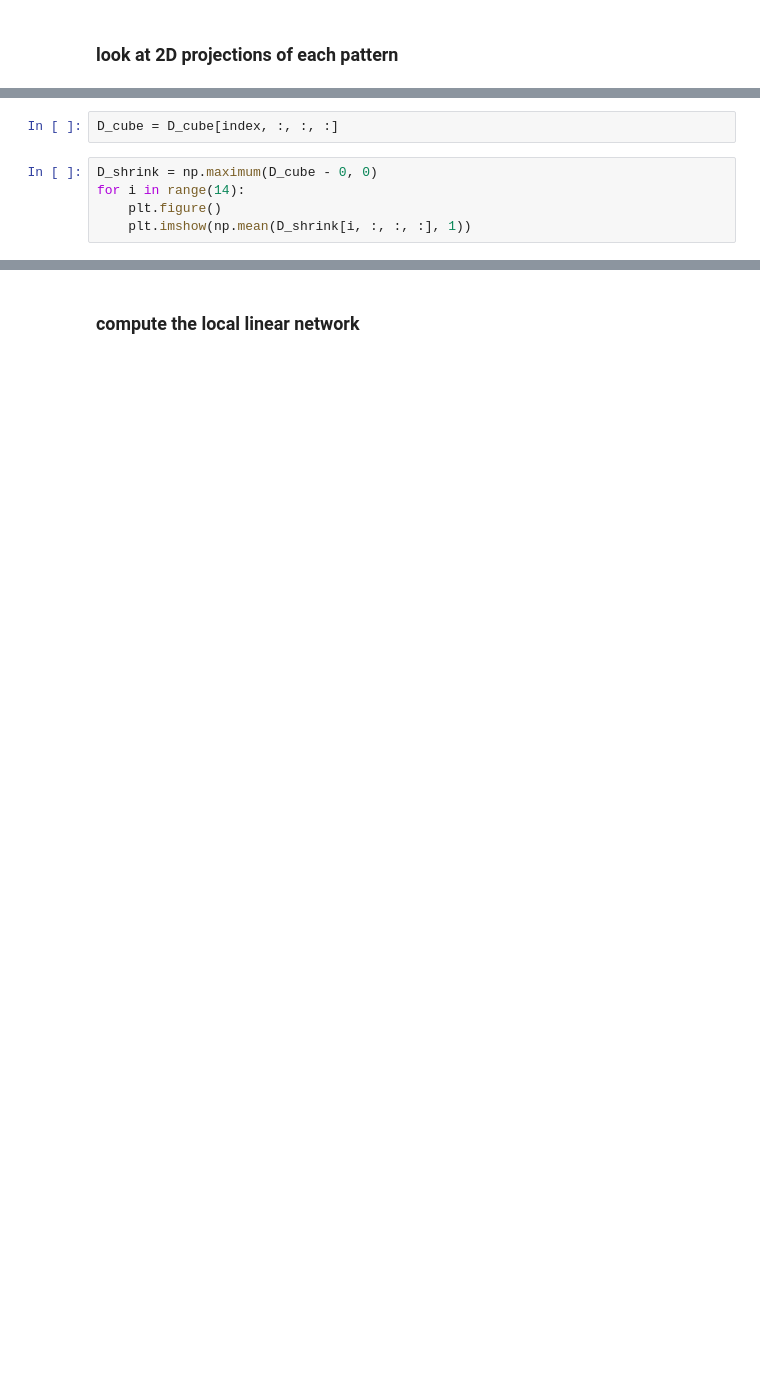
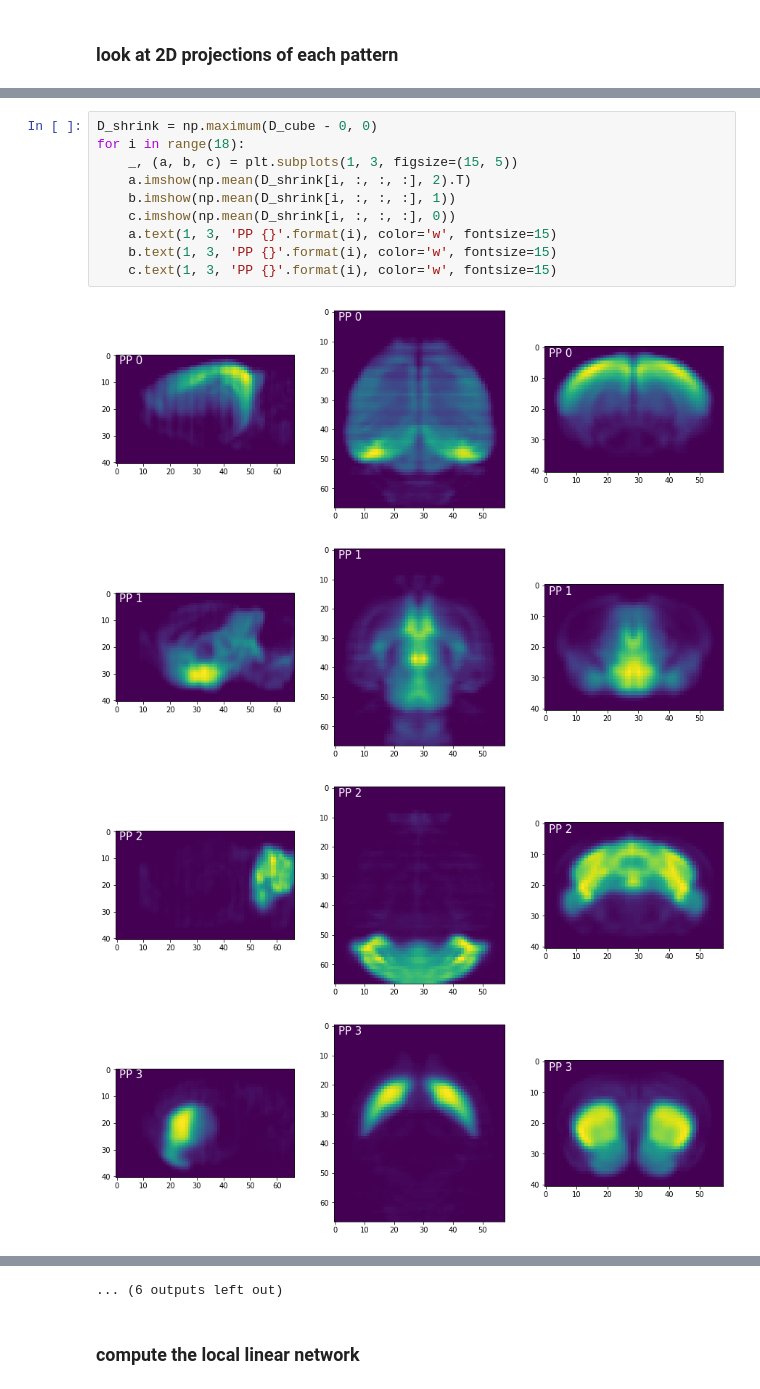
Before and after one commit to shifwang/allen_institute_collaboration, a Jupyter notebook: exploration/local_linear_network.ipynb, the cells around one changed output, grey strips where cells are left out. Saved outputs shown, nothing was run; the diff lists cells and outputs as text; blank space fills up the shorter version.

```diff
--- a/exploration/local_linear_network.ipynb
+++ b/exploration/local_linear_network.ipynb
@@ -61,7 +53,0 @@ plt.show()
-# %%
-D_cube = D_cube[index, :, :, :]
-# %%
-D_shrink = np.maximum(D_cube - 0, 0)
-for i in range(14):
-    plt.figure()
-    plt.imshow(np.mean(D_shrink[i, :, :, :], 1))
@@ -82,0 +54,15 @@ for i in range(14):
+# %%
+D_shrink = np.maximum(D_cube - 0, 0)
+for i in range(18):
+    _, (a, b, c) = plt.subplots(1, 3, figsize=(15, 5))
+    a.imshow(np.mean(D_shrink[i, :, :, :], 2).T)
+    b.imshow(np.mean(D_shrink[i, :, :, :], 1))
+    c.imshow(np.mean(D_shrink[i, :, :, :], 0))
+    a.text(1, 3, 'PP {}'.format(i), color='w', fontsize=15)
+    b.text(1, 3, 'PP {}'.format(i), color='w', fontsize=15)
+    c.text(1, 3, 'PP {}'.format(i), color='w', fontsize=15)
+# %% [output]
+[figure, added]
+[figure, added]
+[figure, added]
+[figure, added]
@@ -83,2 +77,3 @@ for i in range(14):
+... (6 outputs left out)
 # %% [markdown]
 ### compute the local linear network
```
Also changed, not shown: parts of 19 cells of this notebook, 1 other file.
